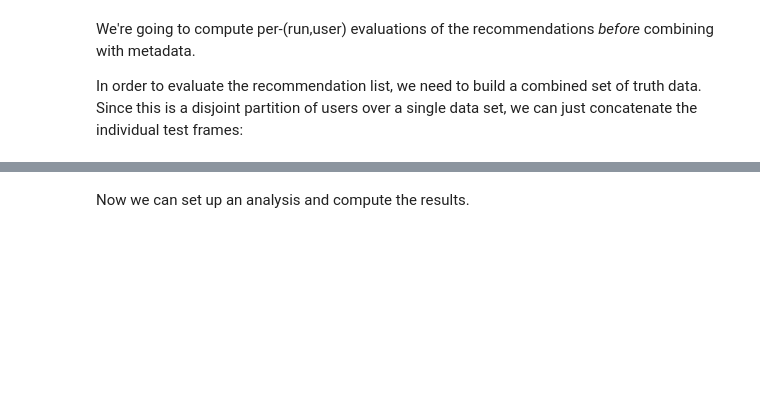
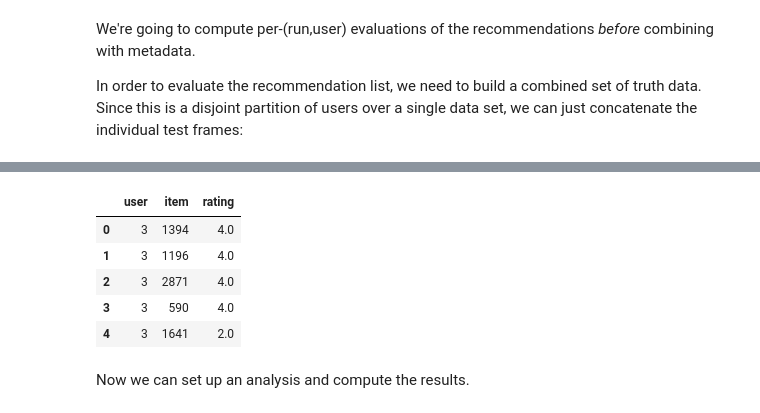
Before and after one commit to jacobmunson/lenskit_confidence, a Jupyter notebook: examples/Confidence-aware-IBCF-MultiEval.ipynb, the cells around one changed output, grey strips where cells are left out. Cells and saved outputs as stored; diff of their text form; code cells hidden in the pictures; blank space fills up the shorter version.

```diff
--- a/examples/Confidence-aware-IBCF-MultiEval.ipynb
+++ b/examples/Confidence-aware-IBCF-MultiEval.ipynb
@@ -281,3 +173,12 @@ truth.head()
+# %%
+truth.head() # a visual check
+# %% [output]
+|  | user | item | rating |
+| 0 | 3 | 1394 | 4.0 |
+| 1 | 3 | 1196 | 4.0 |
+| 2 | 3 | 2871 | 4.0 |
+| 3 | 3 | 590 | 4.0 |
+| 4 | 3 | 1641 | 2.0 |
 # %% [markdown]
 Now we can set up an analysis and compute the results.
 # %%
```
Also changed, not shown: parts of 58 cells of this notebook.
